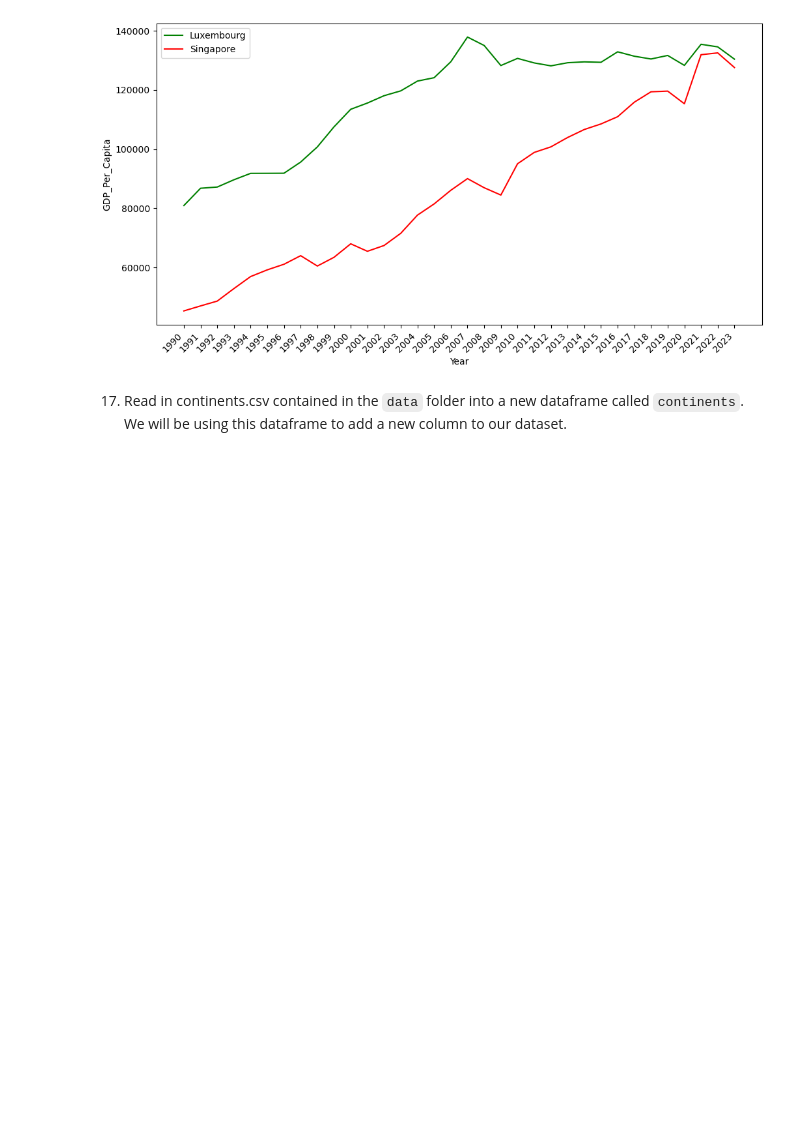
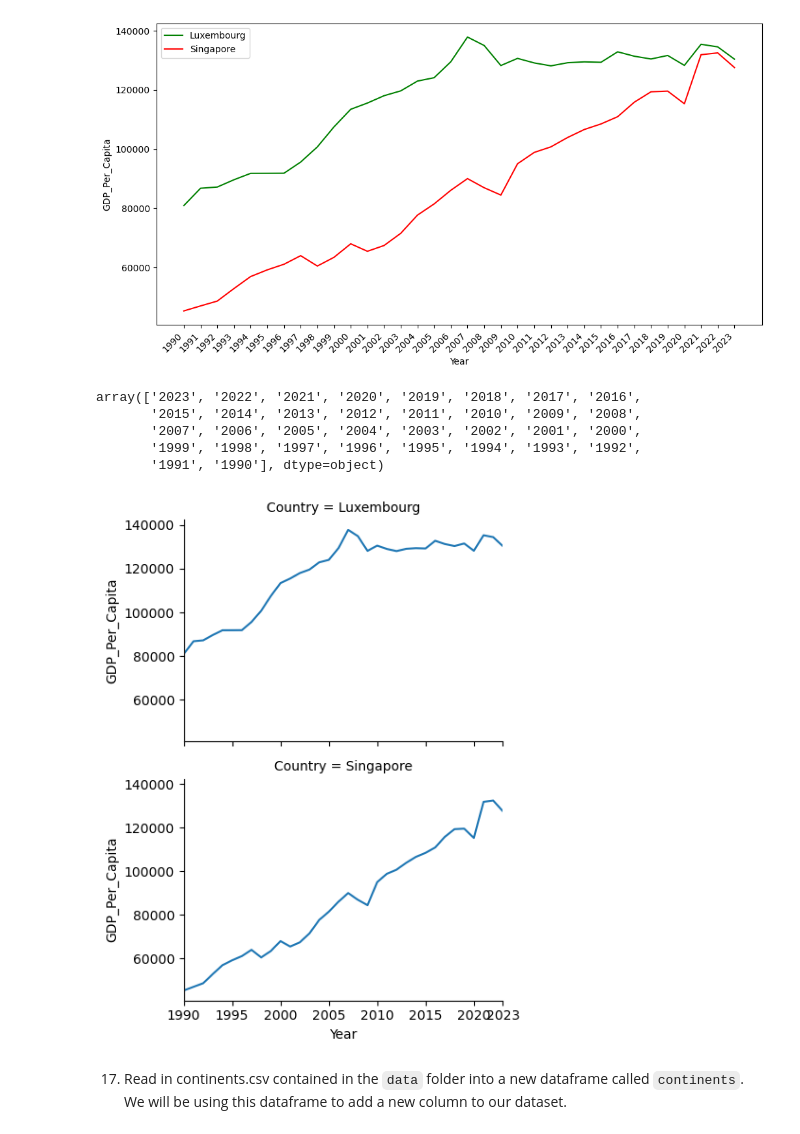
Before and after one commit to nss-data-science-cohort-9/un-exploration-ADoddala, a Jupyter notebook: notebooks/UN_Data_percapita.ipynb, the cells around one changed output. Drawn from its saved outputs; the diff is of its cells as text; code cells hidden in the pictures; blank space fills up the shorter version.

```diff
--- a/notebooks/UN_Data_percapita.ipynb
+++ b/notebooks/UN_Data_percapita.ipynb
@@ -277,6 +235,22 @@ plt.legend(["Luxembourg", "Singapore"])
 plt.show();
 # %% [output]
 [figure]
+# %%
+high_percent_change_GDP = gdp_df[gdp_df["Country"].isin(["Luxembourg","Singapore"])]
+high_percent_change_GDP["Year"].unique()
+# %% [output]
+array(['2023', '2022', '2021', '2020', '2019', '2018', '2017', '2016',
+       '2015', '2014', '2013', '2012', '2011', '2010', '2009', '2008',
+       '2007', '2006', '2005', '2004', '2003', '2002', '2001', '2000',
+       '1999', '1998', '1997', '1996', '1995', '1994', '1993', '1992',
+       '1991', '1990'], dtype=object)
+# %%
+#used seaborn facetgrid method to compare the plots
+fg = sns.FacetGrid(high_percent_change_GDP, col ="Country", col_wrap =1, aspect =1.5)
+fg.map(sns.lineplot, "Year", "GDP_Per_Capita")
+fg.set(xlim =("1990", "2023"),xticks=["1990","1995","2000","2005","2010","2015","2020","2023"]);
+# %% [output]
+[figure, added]
 # %% [markdown]
 
 17. Read in continents.csv contained in the `data` folder into a new dataframe called `continents`. We will be using this dataframe to add a new column to our dataset.
```
Also changed, not shown: parts of 48 cells of this notebook.
